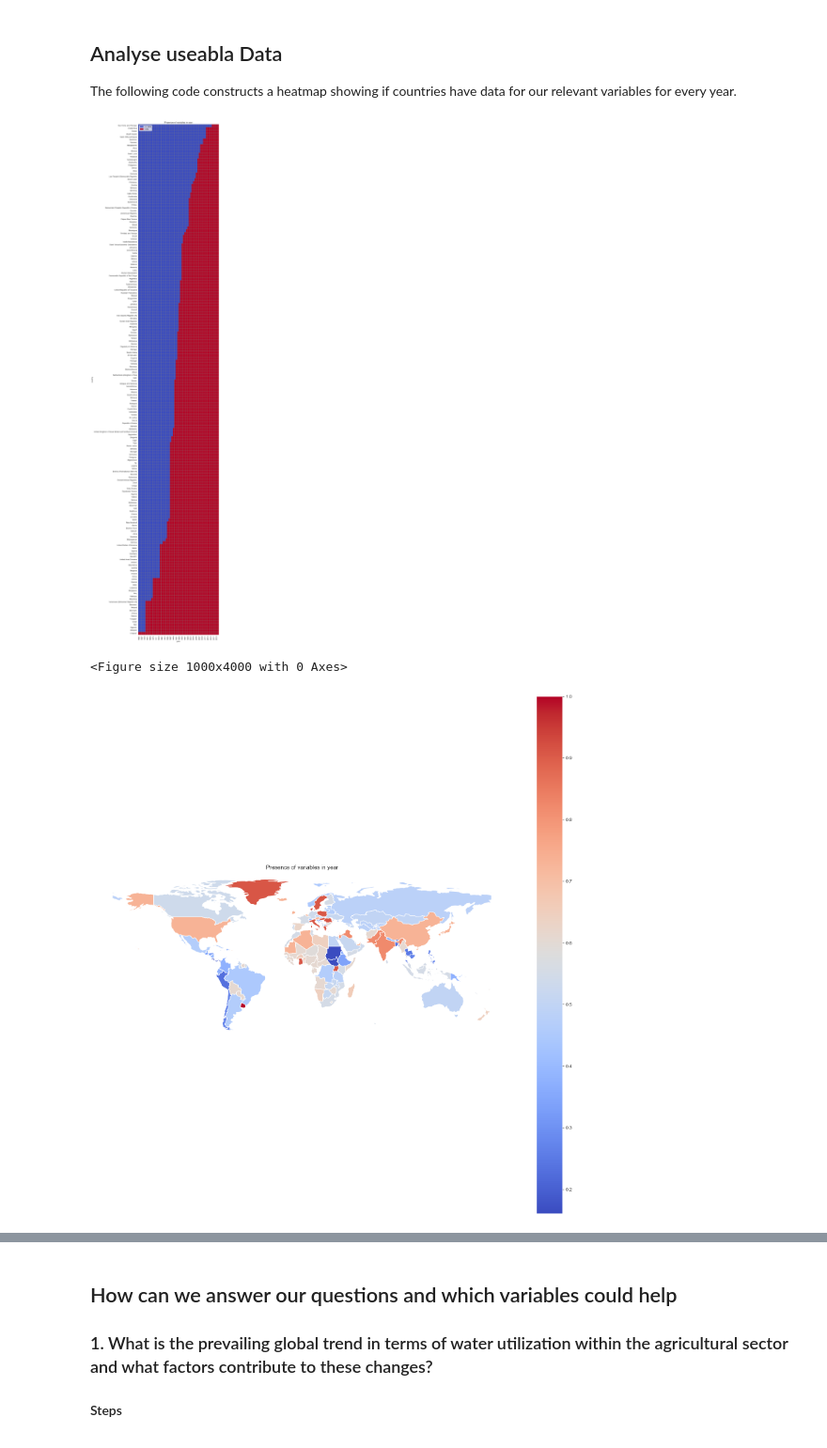
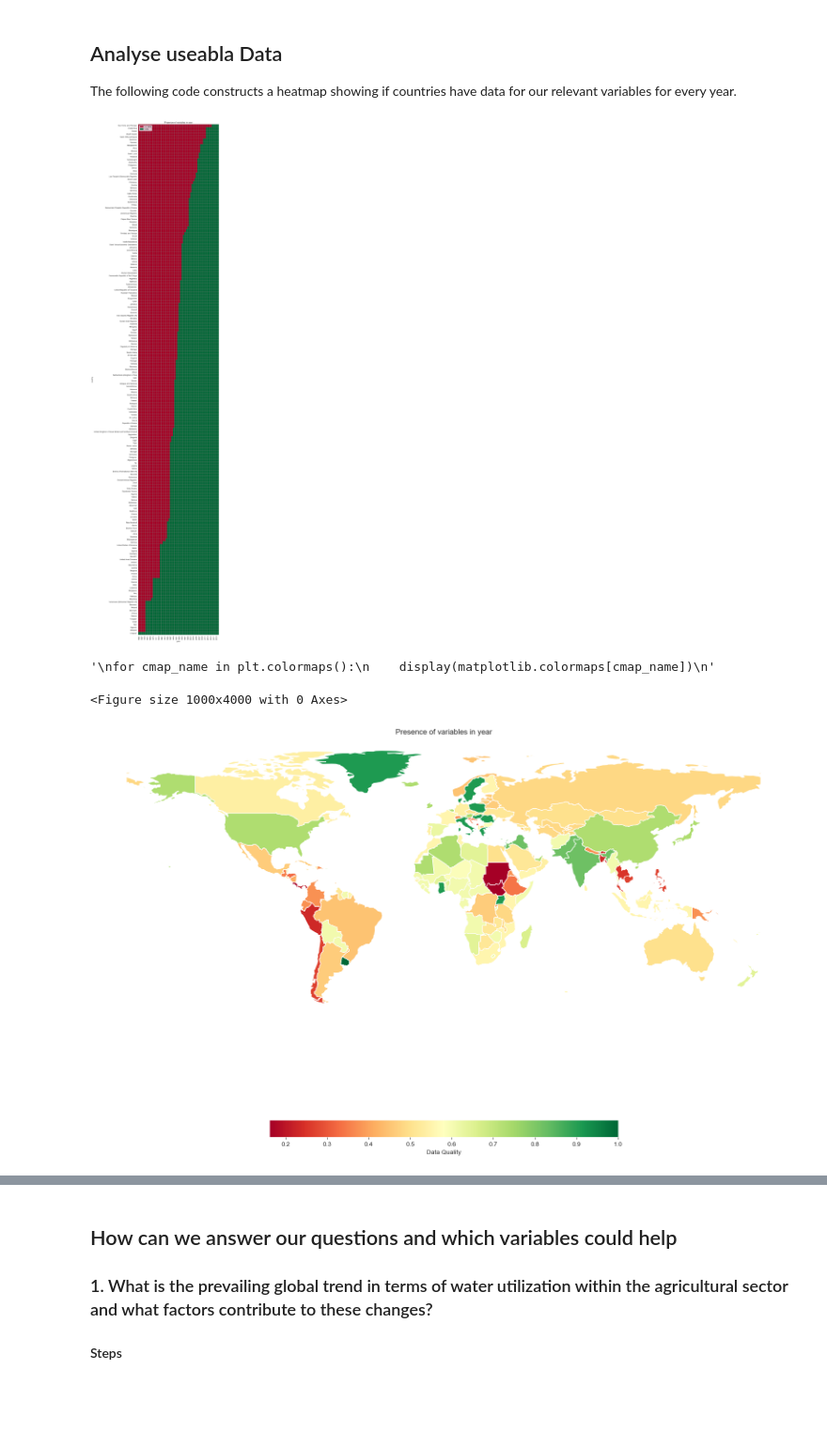
Before and after one commit to am9zZWY/team-aqua, a Jupyter notebook: notebook.ipynb, the cells around one changed output, grey strips where cells are left out. Shown at 94% size. Saved outputs shown, nothing was run; the diff lists cells and outputs as text; code cells hidden in the pictures; blank space fills up the shorter version.

```diff
--- a/notebook.ipynb
+++ b/notebook.ipynb
@@ -97,7 +97,7 @@ years_df = years_df.sort_values(by='True_Count', ascending=True)
 years_df.drop('True_Count', axis=1, inplace=True)
 
 '''spaß mit colormap'''
-cmap_name = 'coolwarm'
+cmap_name = 'RdYlGn'
 cmap = matplotlib.colormaps[cmap_name]
 color_0 = cmap(0.0)
 color_1 = cmap(1.0)
@@ -124,7 +124,14 @@ plt.ylabel('country')
 plt.tight_layout()
 plt.show()
 # %% [output]
-[figure, old version]
+[figure, new version]
+# %%
+'''
+for cmap_name in plt.colormaps():
+    display(matplotlib.colormaps[cmap_name])
+'''
+# %% [output]
+'\nfor cmap_name in plt.colormaps():\n    display(matplotlib.colormaps[cmap_name])\n'
 # %%
 '''Plot a map to show the quality of the data for each country'''
 
@@ -133,32 +140,33 @@ countries_data = data[['Country', 'Year']]
 countries_df = countries_data.pivot_table(index=['Country'], columns='Year', values='Year', aggfunc=lambda x: True,
                                           fill_value=False)
 countries_df['True_Count'] = countries_df.sum(axis=1) / countries_df.shape[1]
 countries_df = countries_df.sort_values(by='True_Count', ascending=True)
 
 '''Rename some countries'''
 rename_to_dict = {
     'Russian Federation': 'Russia',
     'Bolivia (Plurinational State of)': 'Bolivia'
     # TODO
 }
 for key, value in rename_to_dict.items():
     countries_df.rename(index={key: value}, inplace=True)
 
 '''Create map'''
 plt.figure(figsize=(10, math.ceil(math.log(years_data['Country'].nunique(), 2)) * 5))
 '''Plot using geopandas'''
 import geopandas as gpd
 
 world = gpd.read_file(os.path.relpath('datasets/naturalearth/ne_110m_admin_0_countries.shx'), engine="pyogrio")
 world = world.merge(countries_df, left_on='SOVEREIGNT', right_on='Country')
-world.plot(column='True_Count', cmap='coolwarm', legend=True, figsize=(20, 20))
+world.plot(column='True_Count', cmap='RdYlGn', legend=True, figsize=(20, 20),
+           legend_kwds={'label': "Data Quality", 'orientation': "horizontal", 'shrink': 0.5})
 
 plt.title('Presence of variables in year')
 
 '''Remove axis'''
 plt.axis('off')
 
 plt.show()
 # %% [output]
 <Figure size 1000x4000 with 0 Axes>
-[figure, old version]
+[figure, new version]
```
Also changed, not shown: parts of 7 cells of this notebook, 1 other file.
